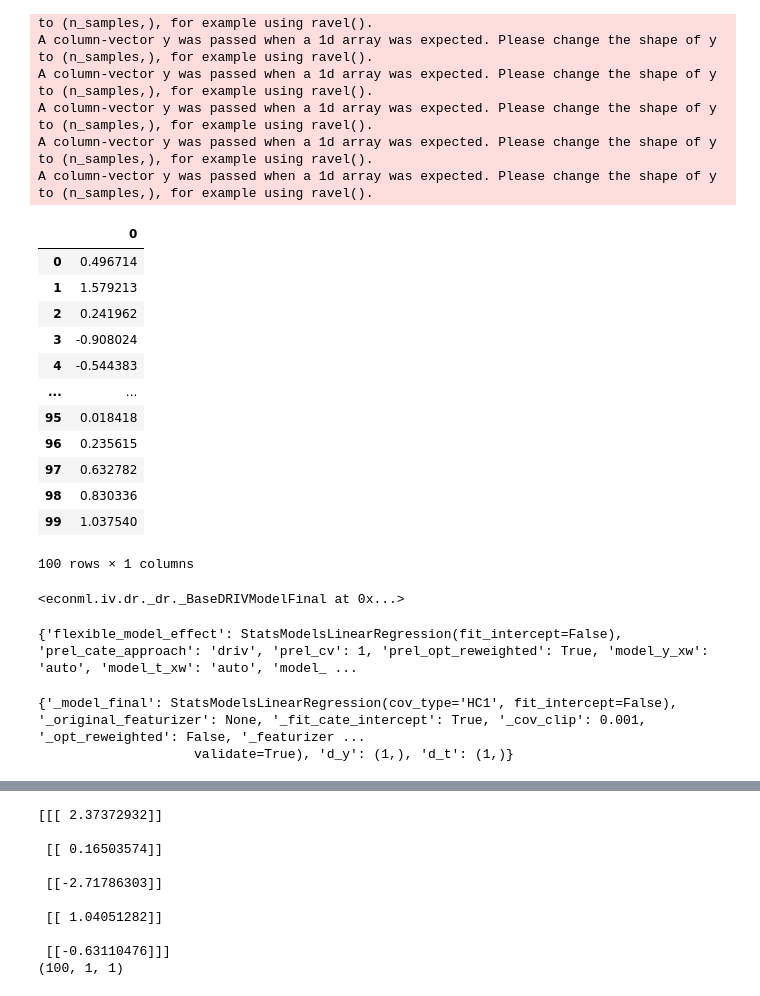
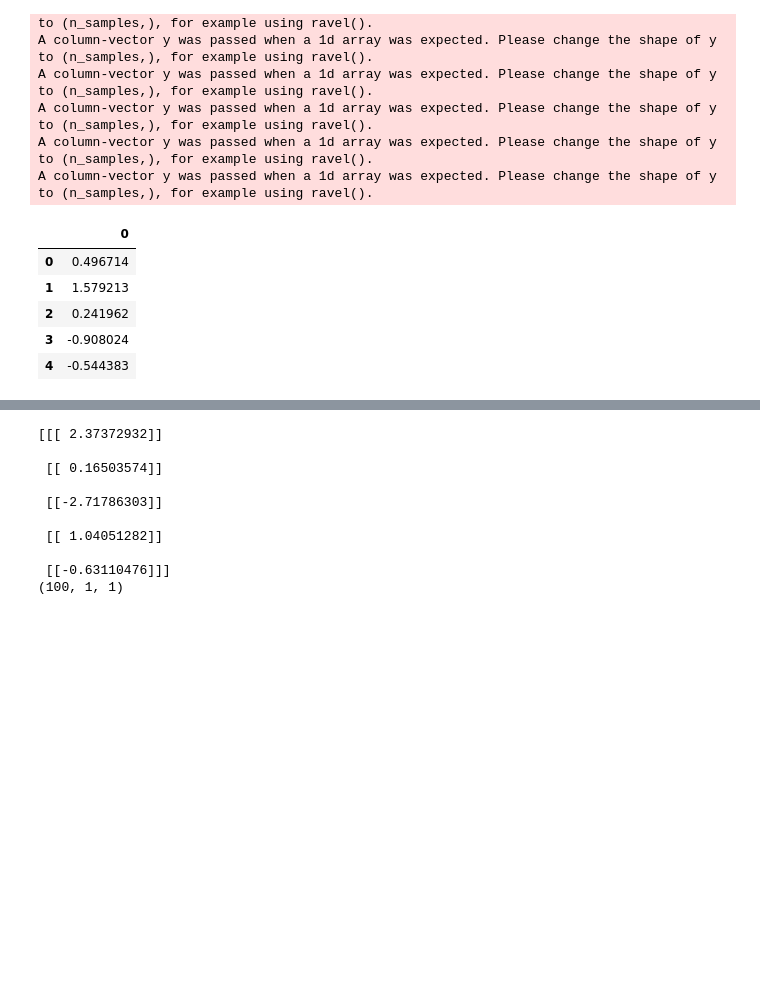
Before and after one commit to ssemov/EconML, a Jupyter notebook: my_notebooks/LinearDRIV effect vs effect_interval shape inconsistency.ipynb, the cells around one changed output, grey strips where cells are left out. Drawn from its saved outputs; the diff is of its cells as text; code cells hidden in the pictures; blank space fills up the shorter version.

```diff
--- a/my_notebooks/LinearDRIV effect vs effect_interval shape inconsistency.ipynb
+++ b/my_notebooks/LinearDRIV effect vs effect_interval shape inconsistency.ipynb
@@ -91,31 +90,11 @@ A column-vector y was passed when a 1d array was expected. Please change the sha
 A column-vector y was passed when a 1d array was expected. Please change the shape of y to (n_samples,), for example using ravel().
 A column-vector y was passed when a 1d array was expected. Please change the shape of y to (n_samples,), for example using ravel().
 # %%
-Y
+Y[:5]
 # %% [output]
 |  | 0 |
 | 0 | 0.496714 |
 | 1 | 1.579213 |
 | 2 | 0.241962 |
 | 3 | -0.908024 |
 | 4 | -0.544383 |
-| ... | ... |
-| 95 | 0.018418 |
-| 96 | 0.235615 |
-| 97 | 0.632782 |
-| 98 | 0.830336 |
-| 99 | 1.037540 |
-100 rows × 1 columns
-# %%
-est_df._gen_ortho_learner_model_final()
-# %% [output]
-<econml.iv.dr._dr._BaseDRIVModelFinal at 0x...>
-# %%
-print(vars(est_df))
-# %% [output]
-{'flexible_model_effect': StatsModelsLinearRegression(fit_intercept=False), 'prel_cate_approach': 'driv', 'prel_cv': 1, 'prel_opt_reweighted': True, 'model_y_xw': 'auto', 'model_t_xw': 'auto', 'model_ ...
-# %%
-print(vars(est_df._ortho_learner_model_final)) #est._ortho_learner_model_final
-# %% [output]
-{'_model_final': StatsModelsLinearRegression(cov_type='HC1', fit_intercept=False), '_original_featurizer': None, '_fit_cate_intercept': True, '_cov_clip': 0.001, '_opt_reweighted': False, '_featurizer ...
-                    validate=True), 'd_y': (1,), 'd_t': (1,)}
```
Also changed, not shown: parts of 26 cells of this notebook.
